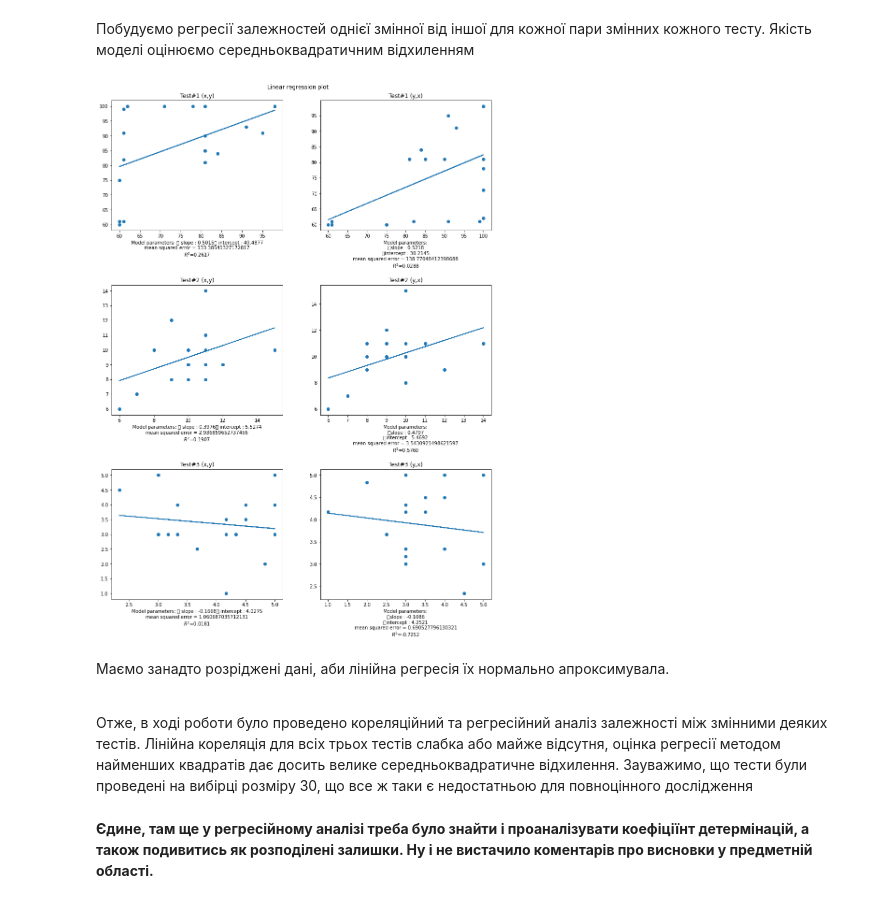
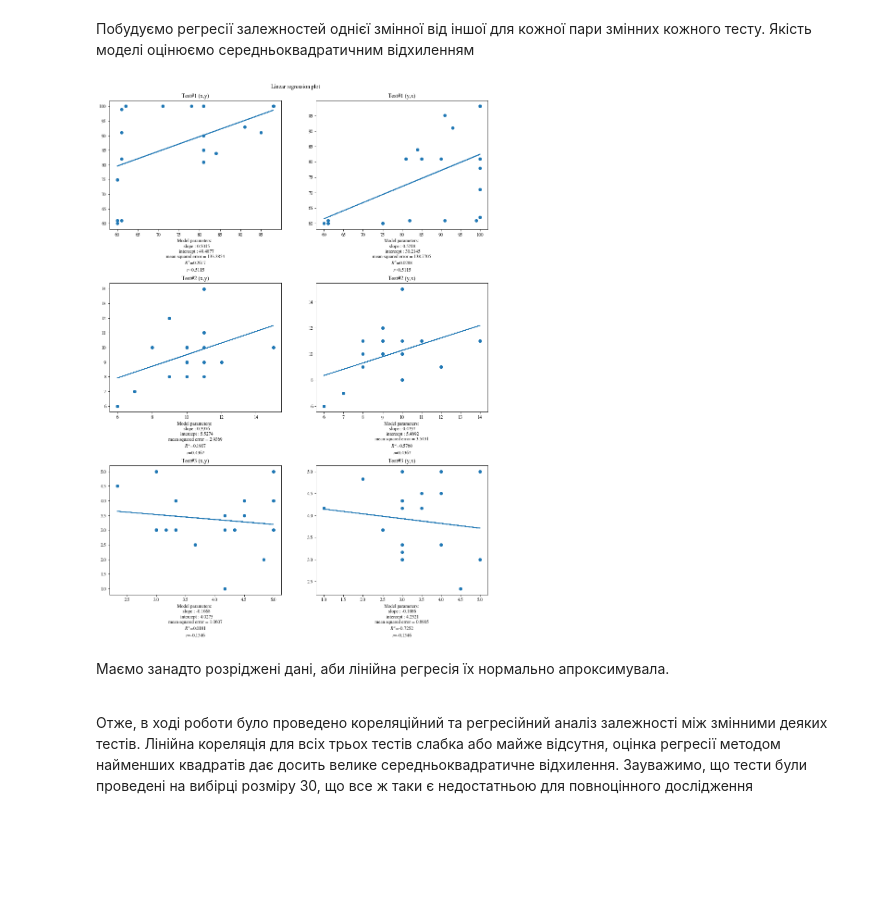
Before and after one commit to EddieKro/Data-Analysis, a Jupyter notebook: projects/task3/Task3.ipynb, the cells around one changed output. Drawn from its saved outputs; the diff is of its cells as text; code cells hidden in the pictures; blank space fills up the shorter version.

```diff
--- a/projects/task3/Task3.ipynb
+++ b/projects/task3/Task3.ipynb
@@ -1,10 +1,21 @@
 # %%
 import numpy as np
 import pandas as pd
+import matplotlib
 import matplotlib.pyplot as plt
+import warnings
+
 from scipy import stats,special
+from calculator import *
 
-from calculator import *
+matplotlib.rcParams.update(
+    {
+        'text.usetex': False,
+        'font.family': 'stixgeneral',
+        'mathtext.fontset': 'stix',
+    }
+)
+warnings.filterwarnings("ignore", message="Glyph 9 missing from current font.")
 
 rank_methods = RankMethods()
 
@@ -205,32 +216,31 @@ def predict(x,y):
 # %%
 fig,ax = plt.subplots(3,2,figsize = (12,16))
 
 fig.tight_layout(h_pad=10, w_pad=5)
 fig.subplots_adjust(top=0.95)
 fig.suptitle('Linear regression plot',fontsize=12)
 fig.subplots_adjust(top=0.95)
 
 for i in range(3):
     pred,beta1,alpha1 = predict(tests[i]['x'],tests[i]['y'])
     pred_reversed,beta2,alpha2 = predict(tests[i]['y'],tests[i]['x'])
 
     ax[i,0].plot(tests[i]['x'],pred)
     ax[i,0].scatter(tests[i]['x'],tests[i]['y'])
     ax[i,0].set_title(f"Test#{i+1} (x,y)")
-    ax[i,0].set_xlabel(f"Model parameters: \t slope : {beta1:.4f}\t intercept : {alpha1:.4f}\n"
-                       f"mean squared error = {mean_squared_error(tests[i]['y'],pred)}\n$R^2$={r2_score(tests[i]['y'],pred):.4f}")
+    ax[i,0].set_xlabel(f"Model parameters: \n\t slope : {beta1:.4f}\n\t intercept : {alpha1:.4f}\n"
+                       f"mean squared error = {mean_squared_error(tests[i]['y'],pred):.4f}\n$R^2$={r2_score(tests[i]['y'],pred):.4f}\n"
+                       f"$r$={pearson_correlation(tests[i]['x'],tests[i]['y'])[0]:.4f}")
 
     ax[i,1].plot(tests[i]['y'],pred_reversed)
     ax[i,1].scatter(tests[i]['y'],tests[i]['x'])
     ax[i,1].set_title(f"Test#{i+1} (y,x)")
     ax[i,1].set_xlabel(f"Model parameters: \n\tslope : {beta2:.4f}\n\tintercept : {alpha2:.4f}\n"
-                       f"mean squared error = {mean_squared_error(tests[i]['x'],pred_reversed)}\n$R^2$={r2_score(tests[i]['x'],pred):.4f}")
+                       f"mean squared error = {mean_squared_error(tests[i]['x'],pred_reversed):.4f}\n$R^2$={r2_score(tests[i]['x'],pred):.4f}\n"
+                       f"$r$={pearson_correlation(tests[i]['y'],tests[i]['x'])[0]:.4f}")
 # %% [output]
-[figure, old version]
+[figure, new version]
 # %% [markdown]
 Маємо занадто розріджені дані, аби лінійна регресія їх нормально апроксимувала.<br><br>
 
 Отже, в ході роботи було проведено кореляційний та регресійний аналіз залежності між змінними деяких тестів. Лінійна кореляція для всіх трьох тестів слабка або майже відсутня, оцінка регресії методом найменших квадратів дає досить велике середньоквадратичне відхилення. Зауважимо, що тести були проведені на вибірці розміру 30, що все ж таки є недостатньою для повноцінного дослідження
-# %% [markdown]
-<b>Єдине, там ще у регресійному аналізі треба було знайти і проаналізувати коефіціїнт детермінацій, а також подивитись як розподілені залишки.
-Ну і не вистачило коментарів про висновки у предметній області.<b>
```
Also changed, not shown: parts of 6 cells of this notebook.
